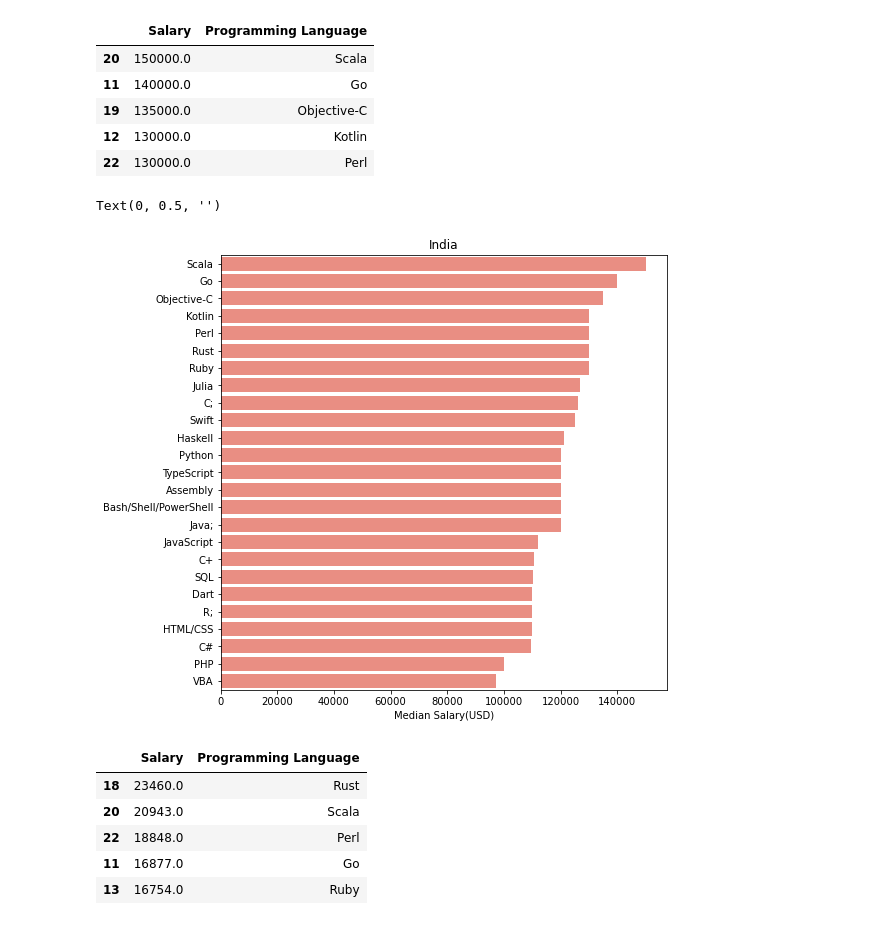
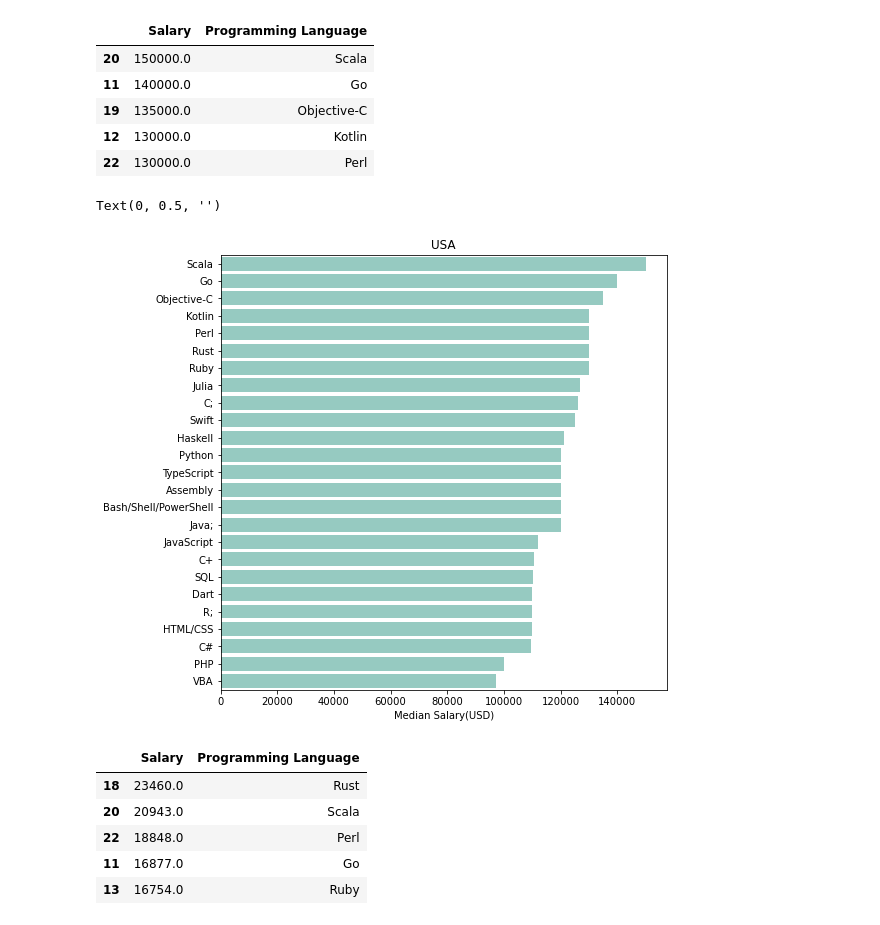
Before and after one commit to Arjunar92/StackOverflow_dev_survey, a Jupyter notebook: StackOverflow_2020_USvsIndia_Final.ipynb, the cells around one changed output. Saved outputs shown, nothing was run; the diff lists cells and outputs as text; code cells hidden in the pictures.

```diff
--- a/StackOverflow_2020_USvsIndia_Final.ipynb
+++ b/StackOverflow_2020_USvsIndia_Final.ipynb
@@ -693,12 +737,13 @@ df_my_lista.head()
 # %%
 # Bar Chart to indicate median salary for each Programming Language worked with
 plt.figure(figsize=[8,8])
-sns.barplot( y = 'Programming Language' , x = 'Salary', data = df_my_lista , color = 'salmon' ).set_title("India")
+sns.barplot( y = 'Programming Language' , x = 'Salary', data = df_my_lista ,
+            palette = sns.color_palette("Set3", 1)).set_title("USA")
 plt.xlabel("Median Salary(USD)")
 plt.ylabel("")
 # %% [output]
 Text(0, 0.5, '')
-[figure, old version]
+[figure, new version]
 # %%
 df_ind2 = df_ind.dropna(subset = ['ConvertedComp', 'LanguageWorkedWith'], axis = 0)
 # %%
```
Also changed, not shown: parts of 18 cells of this notebook.
